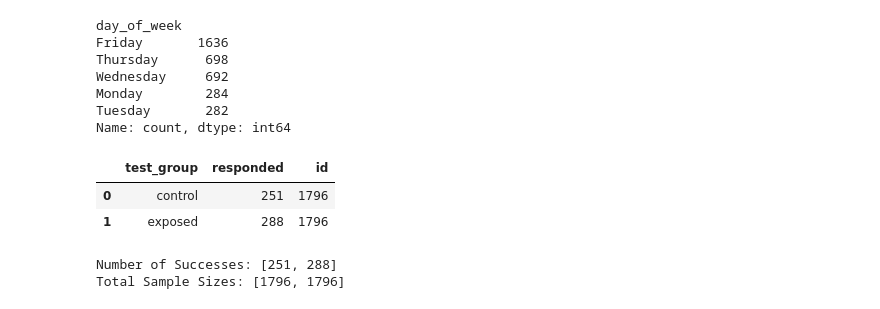
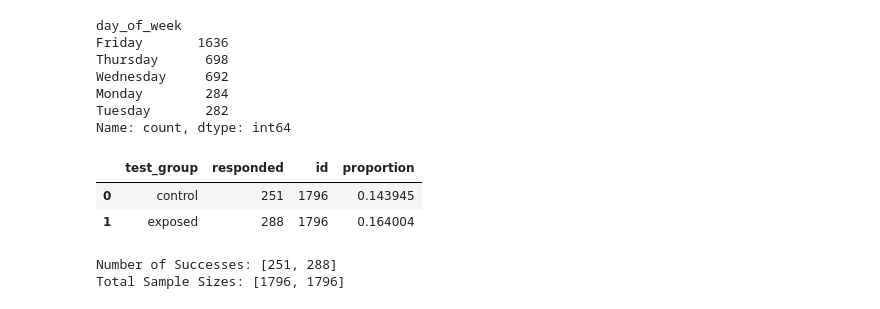
Before and after one commit to bagusfarisa/ab-testing-digital-ad, a Jupyter notebook: ab_test.ipynb, the cells around one changed output. Cells and saved outputs as stored; diff of their text form; code cells hidden in the pictures.

```diff
--- a/ab_test.ipynb
+++ b/ab_test.ipynb
@@ -354,14 +356,14 @@ Monday        284
 Tuesday       282
 Name: count, dtype: int64
 # %%
-df_sample_gr = df_sample.groupby('test_group').agg({'responded':'sum',
-                                                    'id':'nunique'}).reset_index()
+df_sample_gr = df_sample.groupby('test_group').agg({'responded':'sum', 'id':'nunique'}).reset_index()
 
+df_sample_gr['proportion'] = (df_response['responded']) / df_response['id']
 df_sample_gr.head()
 # %% [output]
-|  | test_group | responded | id |
-| 0 | control | 251 | 1796 |
-| 1 | exposed | 288 | 1796 |
+|  | test_group | responded | id | proportion |
+| 0 | control | 251 | 1796 | 0.143945 |
+| 1 | exposed | 288 | 1796 | 0.164004 |
 # %%
 number_of_successes = df_sample_gr['responded'].tolist()
 print('Number of Successes:', number_of_successes)
```
Also changed, not shown: parts of 6 cells of this notebook.
